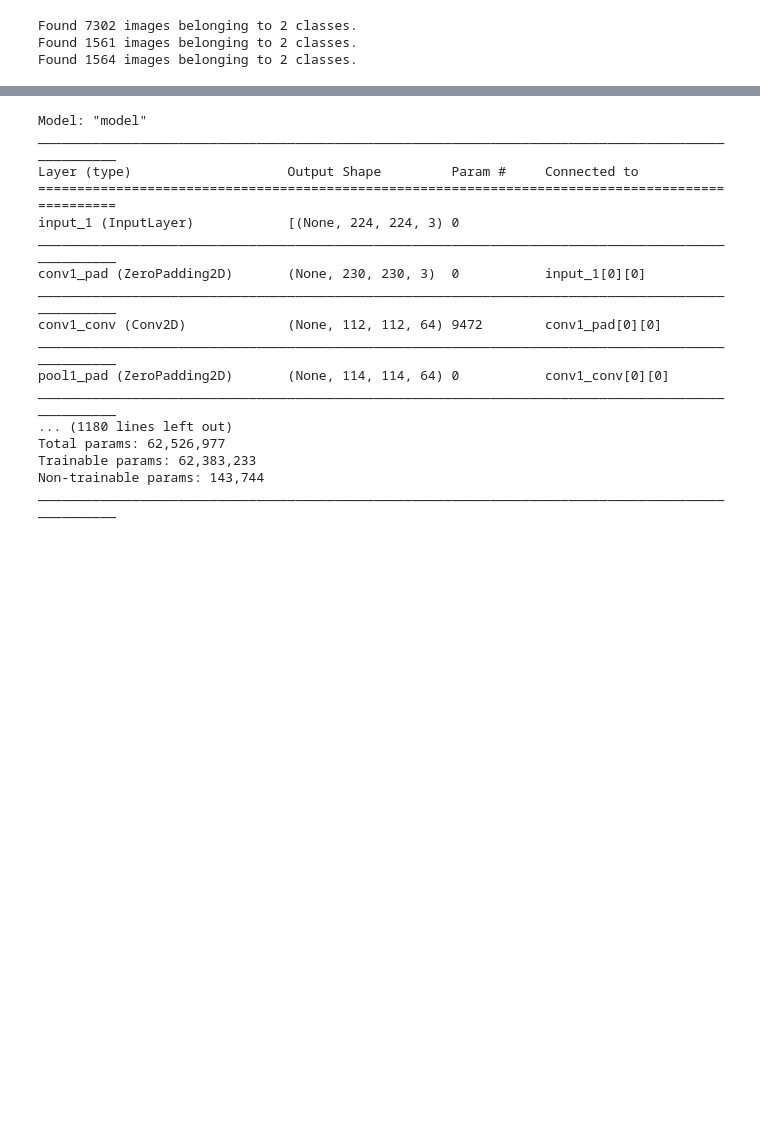
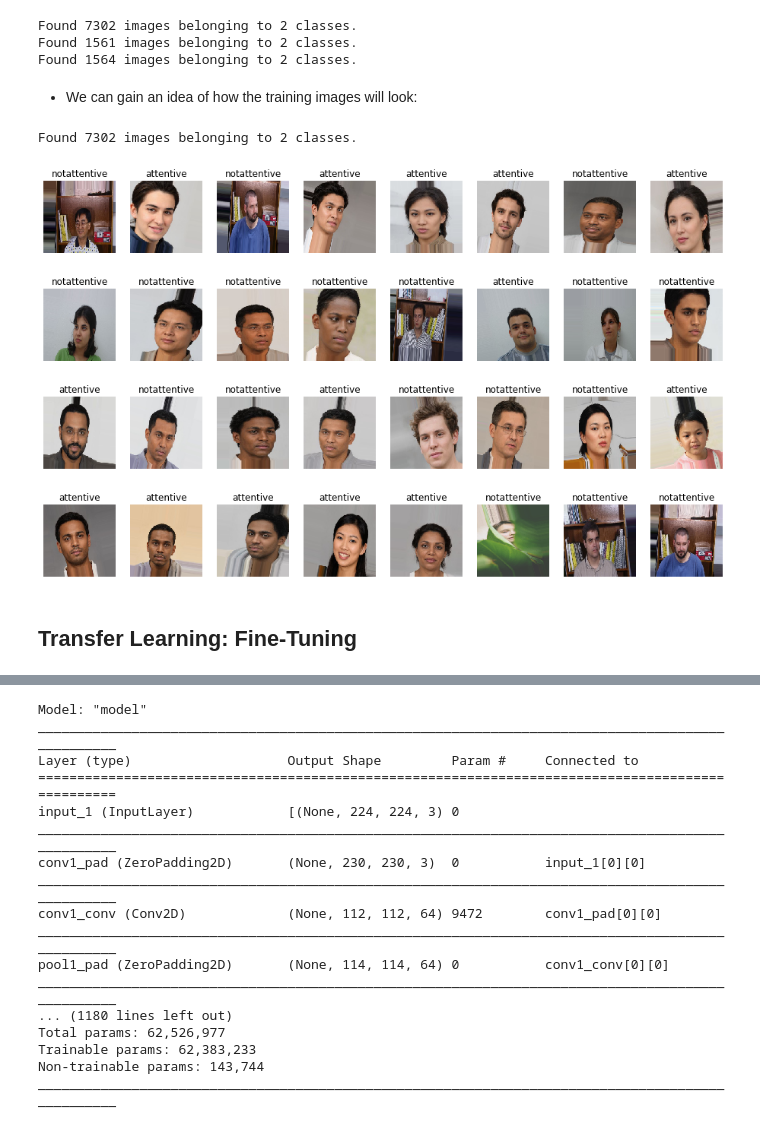
Before and after one commit to TyroneWilkinson/AttentionMonitoring, a Jupyter notebook: Attention Monitoring.ipynb, the cells around one changed output, grey strips where cells are left out. Cells and saved outputs as stored; diff of their text form; code cells hidden in the pictures; blank space fills up the shorter version.

Commit message:
Updated notebook. Will need to re-retrain model.

```diff
--- a/Attention Monitoring.ipynb
+++ b/Attention Monitoring.ipynb
@@ -5,6 +57,6 @@ I performed image and video classification with a Convolutional Neural Network i
 # %%
 # Construct the path
 DATA_PATH = "data"
-TRAIN_PATH = '%s/train/' % (DATA_PATH)
-VALID_PATH = '%s/valid/' % (DATA_PATH)
-TEST_PATH = '%s/test/' % (DATA_PATH)
+TRAIN_PATH = f'{DATA_PATH}/train/'
+VALID_PATH = f'{DATA_PATH}/valid/'
+TEST_PATH = f'{DATA_PATH}/test/'
@@ -53,3 +119,40 @@ test_generator = test_datagen.flow_from_directory(
 Found 7302 images belonging to 2 classes.
 Found 1561 images belonging to 2 classes.
 Found 1564 images belonging to 2 classes.
+# %% [markdown]
+- We can gain an idea of how the training images will look:
+# %%
+%matplotlib inline
+import matplotlib.pyplot as plt
+
+datagen = ImageDataGenerator(
+      rescale=1.0/255,
+      rotation_range=15,
+      width_shift_range=0.15,
+      height_shift_range=0.15,
+      zoom_range=[1,1.5],
+      fill_mode='nearest')
+data_generator = datagen.flow_from_directory(
+        TRAIN_PATH,
+        target_size=image_size,
+        batch_size=batch_size,
+        class_mode='binary')
+
+x, y = data_generator.next()
+
+plt.figure(figsize=(16, 10))
+for i, (img, label) in enumerate(zip(x, y)):
+    plt.subplot(4, 8, i+1)
+    if label == 1:
+        plt.title('notattentive')
+    else:
+        plt.title('attentive') # automatically labeled zero (subdirectories are labeled in alphabetical order)
+    plt.axis('off')
+    plt.imshow(img, interpolation="nearest")
+# %% [output]
+Found 7302 images belonging to 2 classes.
+[figure, added]
+# %% [markdown]
+<p><a name="Transfer Learning"></a></p>
+
+## Transfer Learning: Fine-Tuning
```
Also changed, not shown: parts of 49 cells of this notebook.
